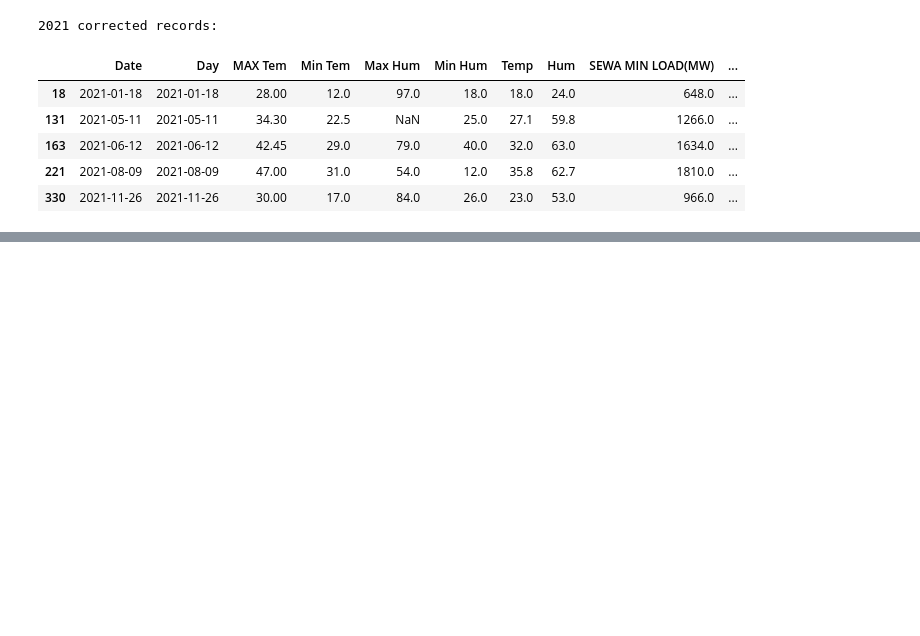
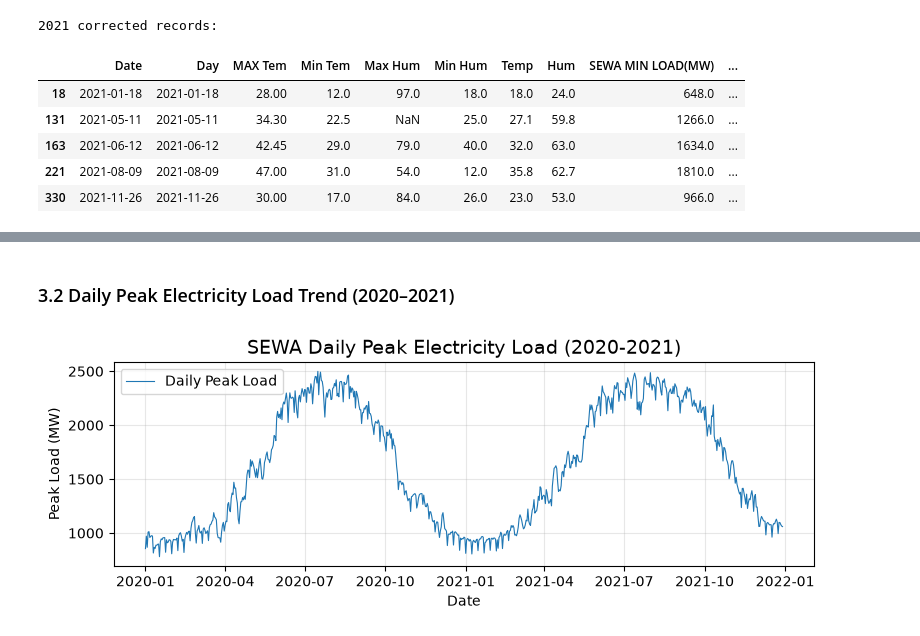
Before and after one commit to NSJeremiah01/sewa-peak-load-forecasting, a Jupyter notebook: notebooks/01_SEWA_Data_Understanding.ipynb, the cells around one changed output, grey strips where cells are left out. Drawn from its saved outputs; the diff is of its cells as text; code cells hidden in the pictures; blank space fills up the shorter version.

```diff
--- a/notebooks/01_SEWA_Data_Understanding.ipynb
+++ b/notebooks/01_SEWA_Data_Understanding.ipynb
@@ -884,0 +1513,33 @@ display(
+# %% [markdown]
+### 3.2 Daily Peak Electricity Load Trend (2020–2021)
+# %%
+plt.figure(figsize=(8,3))
+
+plt.plot(
+  df_final["Date"],
+  df_final["SEWA Peak Load(MW)"],
+  linewidth=0.8,
+  label="Daily Peak Load"
+)
+
+plt.title(
+  "SEWA Daily Peak Electricity Load (2020-2021)",
+  fontsize=14
+)
+
+plt.xlabel("Date")
+plt.ylabel('Peak Load (MW)')
+
+plt.legend()
+plt.grid(alpha=0.3)
+plt.tight_layout()
+
+plt.savefig(
+  "../figures/daily_peak_load_trend.png",
+  dpi=300,
+  bbox_inches="tight"
+)
+
+plt.show()
+# %% [output]
+[figure, added]
```
Also changed, not shown: parts of 59 cells of this notebook, 11 other files.
